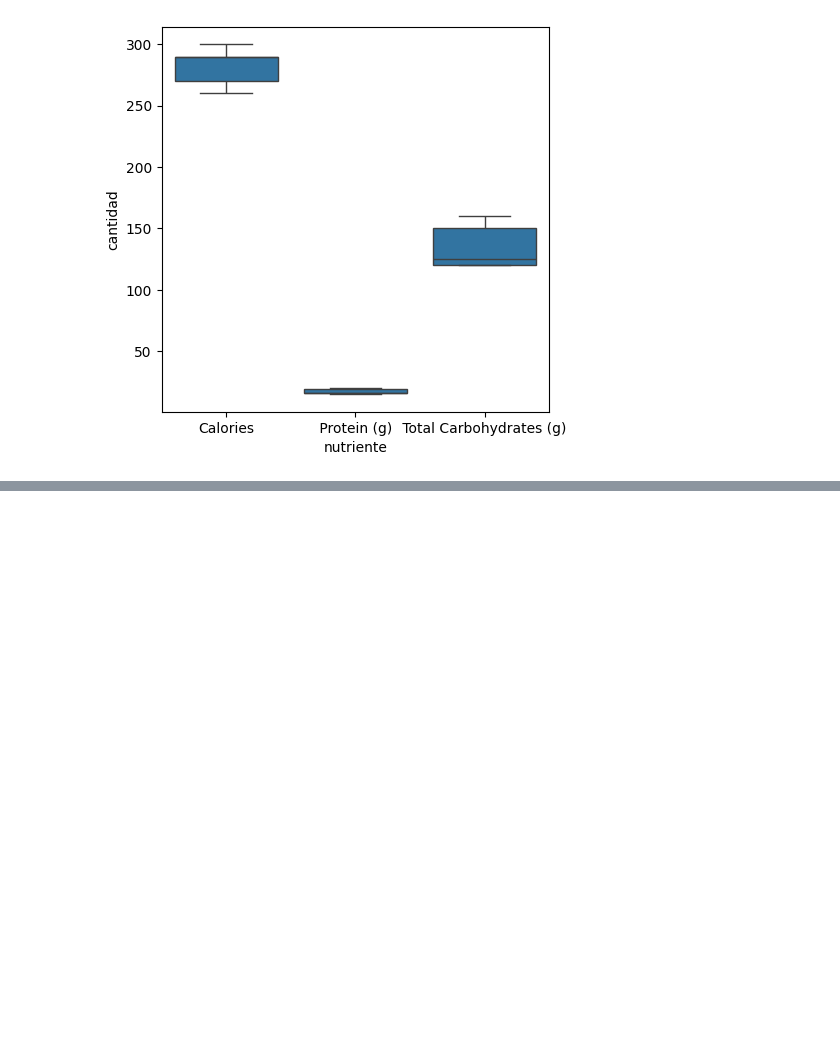
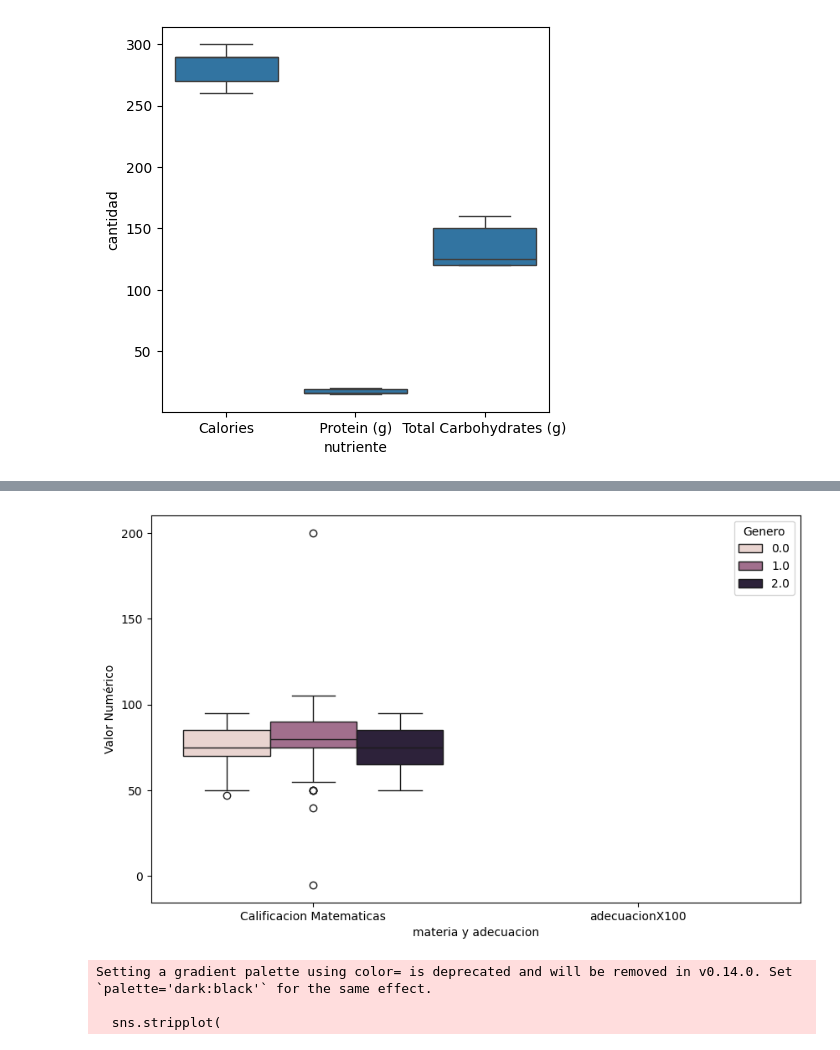
Before and after one commit to Svasvil/PracticasBigData, a Jupyter notebook: SebastianVasquez_SC707_Practica3_JN.ipynb, the cells around one changed output, grey strips where cells are left out. Saved outputs shown, nothing was run; the diff lists cells and outputs as text; code cells hidden in the pictures; blank space fills up the shorter version.

```diff
--- a/SebastianVasquez_SC707_Practica3_JN.ipynb
+++ b/SebastianVasquez_SC707_Practica3_JN.ipynb
@@ -248,0 +251,76 @@ dtype: float64
+# %%
+import pandas as pd
+import matplotlib.pyplot as plt
+import seaborn as sns
+
+dataFrame = pd.read_csv('/content/EscuelaTech.csv')
+
+#1
+#tenemos datos mezclados entonces nos toca hacer que todos sean uniformes , basicamentes convertirlos todos a numeros para despues derretirlos.
+for col in dataFrame.select_dtypes(include=['object']).columns:
+  le=LabelEncoder()
+  dataFrame[col]=le.fit_transform(dataFrame[col])
+  display(dataFrame.head())
+  print("------------------"),print("------------------"),print("------------------"),print("------------------"),print("------------------"),print("------------------")
+
+
+dataFrame['Adecuacion Curricular'] = dataFrame['Adecuacion Curricular'].astype(int) #Esto lo que hace es que nos cambia el booleano de true / false a un cero y uno
+display(dataFrame.head())
+
+print("------------------"),print("------------------"),print("------------------"),print("------------------"),print("------------------"),print("------------------")
+
+
+dataFrame['adecuacionX100'] = dataFrame['Adecuacion Curricular'] * 100 # Esto lo hacemos principalmente para tener todos los datos en un mismo rango
+# esto debido a que las notas estaban en un rango de 0-200 y la adecuacion cuando la convertimos esta en binario , basicamente que en el grafico no se veria
+display(dataFrame.head())
+
+print("------------------"),print("------------------"),print("------------------"),print("------------------"),print("------------------"),print("------------------")
+
+datos_escalados = dataFrame.melt(
+    value_vars=['Calificacion Matematicas', 'adecuacionX100'],
+var_name='Mate_Ade',
+    value_name='calificaciones'
+)
+
+plt.figure(figsize=(10, 6))
+
+sns.boxplot(
+    data=datos_escalados,
+    x='Mate_Ade',
+    y='calificaciones',
+    hue=dataFrame['Genero'] # el genero basicamente nos ayuda a distingir por eso no se pone en el melt , si lo pusieramos nos cambiaria los datos , debido a que es un numero mas no representa ningun valor numerico como tal , solo es para separ los lados
+)
+
+plt.xlabel('materia y adecuacion')
+plt.ylabel('Valor Numérico')
+plt.show()
+
+
+
+
+#2
+print("------------------"),print("------------------"),print("------------------"),print("------------------"),print("------------------"),print("------------------")
+
+
+#2.1
+plt.subplot(1, 3, 1)
+sns.histplot(data=dataFrame, x='Calificacion Matematicas')
+plt.title('notas de mate ')
+plt.ylabel(None) # Ocultamos la etiqueta Y para que no se repita
+
+print("------------------"),print("------------------"),print("------------------"),print("------------------"),print("------------------"),print("------------------")
+
+#2.2
+plt.subplots_adjust(wspace=0.4)
+plt.subplot(1,3, 2)
+sns.histplot(data=dataFrame, x='Calificacion Ciencias Naturales')
+plt.title('notas Ciencia ')
+plt.ylabel(None)
+
+
+#2.3
+plt.subplot(1, 3, 3)
+sns.histplot(data=dataFrame, x='Calificacion Literatura')
+plt.title('notas lite')
+plt.ylabel(None)
+# %% [output]
@@ -248,0 +363,4 @@ dtype: float64
+[figure, added]
+Setting a gradient palette using color= is deprecated and will be removed in v0.14.0. Set `palette='dark:black'` for the same effect.
+
+  sns.stripplot(
```
Also changed, not shown: parts of 3 cells of this notebook.
